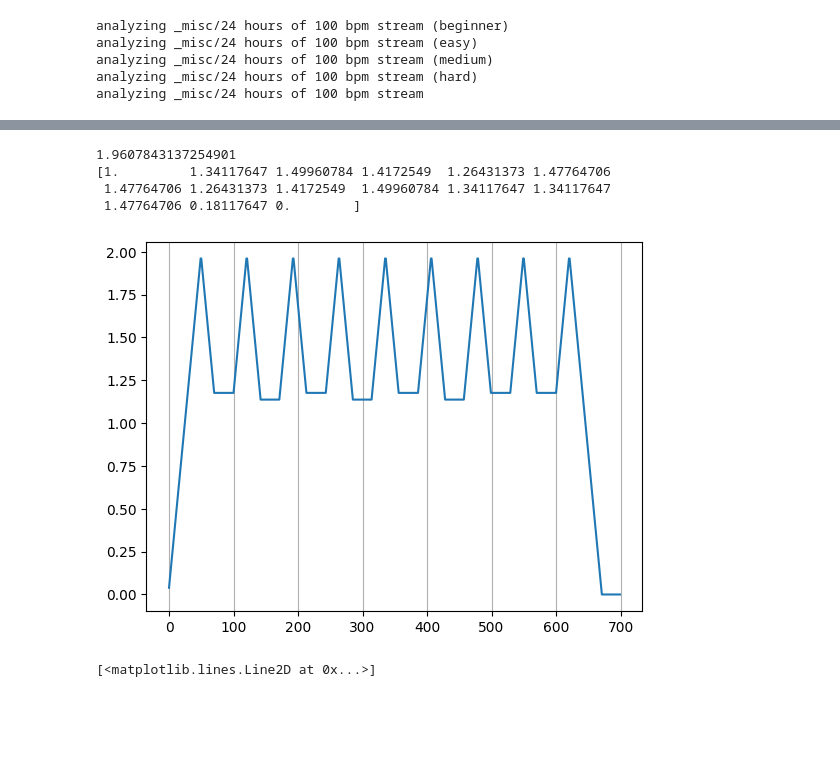
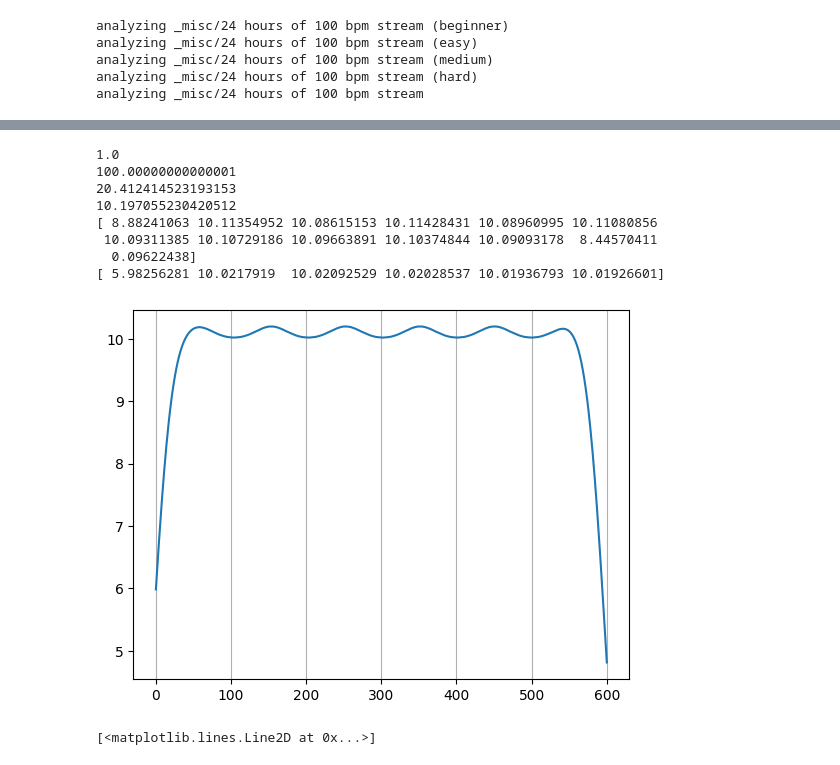
Before and after one commit to som1sezhi/itg-difficulty-predictor, a Jupyter notebook: nn_predict.ipynb, the cells around one changed output, grey strips where cells are left out. Cells and saved outputs as stored; diff of their text form; code cells hidden in the pictures; blank space fills up the shorter version.

Commit message:
keras tests

```diff
--- a/nn_predict.ipynb
+++ b/nn_predict.ipynb
@@ -1003,34 +1003,53 @@ mae: [6.41118] / 5
 [interactive output not drawn]
 [interactive output not drawn]
 # %%
+import numpy as np
+import matplotlib.pyplot as plt
+from scipy.ndimage import gaussian_filter1d
 # 100 samples = 1 sec
-test_nps = 1.4
+test_nps = 10.1
 spacing = 100 / test_nps
 length_secs = 6
 window_len = 100
 points_spacing = 50
 idxs = (np.arange(0, length_secs * test_nps) * spacing).round().astype(int)
 a = np.zeros(round(length_secs * 100) + 1)
 a[idxs] = 1
 r = np.arange(window_len)
-#v = np.ones((100,))
+box = np.ones((50,))
+box = box / np.sum(box)
 v = (window_len + 1 - np.abs(r - r[::-1]))
 v = v / np.sum(v) * 100
 
-conv = np.convolve(a, v)
+print(box.sum())
+print(v.sum())
+
+#conv = np.convolve(a, v)
+var = (50**2/12) * 2
+conv = gaussian_filter1d(a, np.sqrt(var), mode='constant') * 100
+print(np.sqrt(var))
+# conv = np.convolve(a, box) * 100
+# conv = np.convolve(conv, box)
+# conv = np.convolve(conv, box)
 plt.plot(conv)
 plt.grid(axis='x')
 print(np.max(conv))
 n_points = len(conv) // points_spacing + 1
 print(np.pad(
     conv, [0, n_points*points_spacing - len(conv)], constant_values=0
 ).reshape(n_points, points_spacing) @ np.ones(points_spacing) / points_spacing)
+print(conv[np.arange(0, 600, 100, dtype=np.int32)])
+# [7.84313725e-04 3.12470588e+00 3.26666667e+00 3.33411765e+00 3.29882353e+00 3.25490196e+00]
 # %% [output]
-1.9607843137254901
-[1.         1.34117647 1.49960784 1.4172549  1.26431373 1.47764706
- 1.47764706 1.26431373 1.4172549  1.49960784 1.34117647 1.34117647
- 1.47764706 0.18117647 0.        ]
+1.0
+100.00000000000001
+20.412414523193153
+10.197055230420512
+[ 8.88241063 10.11354952 10.08615153 10.11428431 10.08960995 10.11080856
+ 10.09311385 10.10729186 10.09663891 10.10374844 10.09093178  8.44570411
+  0.09622438]
+[ 5.98256281 10.0217919  10.02092529 10.02028537 10.01936793 10.01926601]
-[figure, old version]
+[figure, new version]
 # %%
 def calc_max_sample(test_nps):
     spacing = 100 / test_nps
```
Also changed, not shown: 33 other files.
